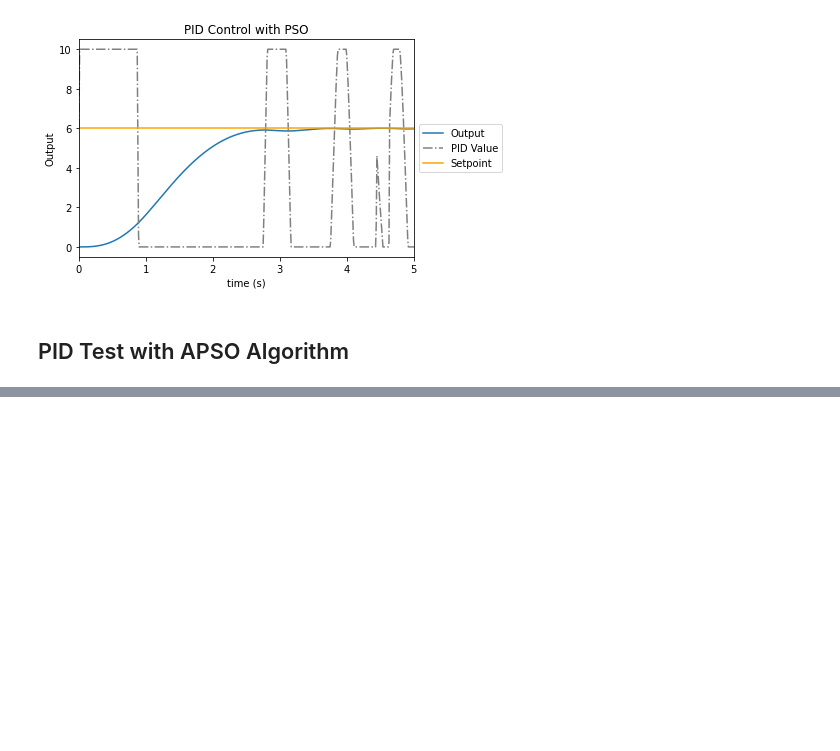
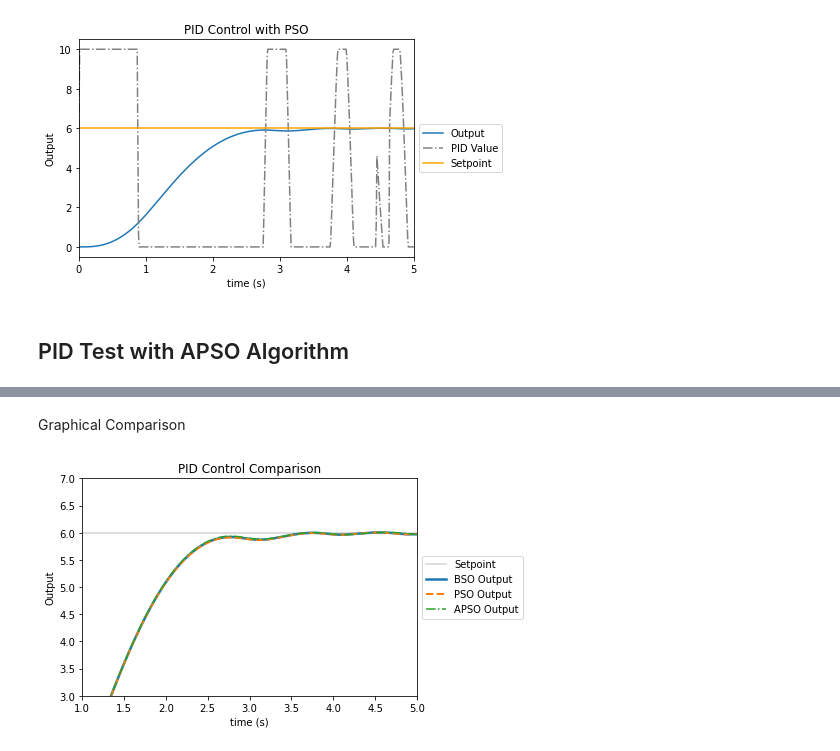
Before and after one commit to Vermillord/KP_Codes, a Jupyter notebook: KP_Notes.ipynb, the cells around one changed output, grey strips where cells are left out. Drawn from its saved outputs; the diff is of its cells as text; code cells hidden in the pictures; blank space fills up the shorter version.

```diff
--- a/KP_Notes.ipynb
+++ b/KP_Notes.ipynb
@@ -2015,0 +2041,16 @@ plt.show()
+# %% [markdown]
+Graphical Comparison
+# %%
+plt.title("PID Control Comparison")
+plt.xlim(1, 5)
+plt.ylim(3, 7)
+plt.xlabel("time (s)")
+plt.ylabel("Output")
+plt.plot(t_, u_, label='Setpoint', color='lightgray')
+plt.plot(t_, y_, label='BSO Output', linewidth=2.5)
+plt.plot(t_1, y_1, label='PSO Output', linestyle='--', lw=2)
+plt.plot(t_2, y_2, label='APSO Output',linestyle='-.')
+plt.legend(loc='center left', bbox_to_anchor=(1, 0.5))
+plt.show()
+# %% [output]
+[figure, added]
```
Also changed, not shown: parts of 7 cells of this notebook.
